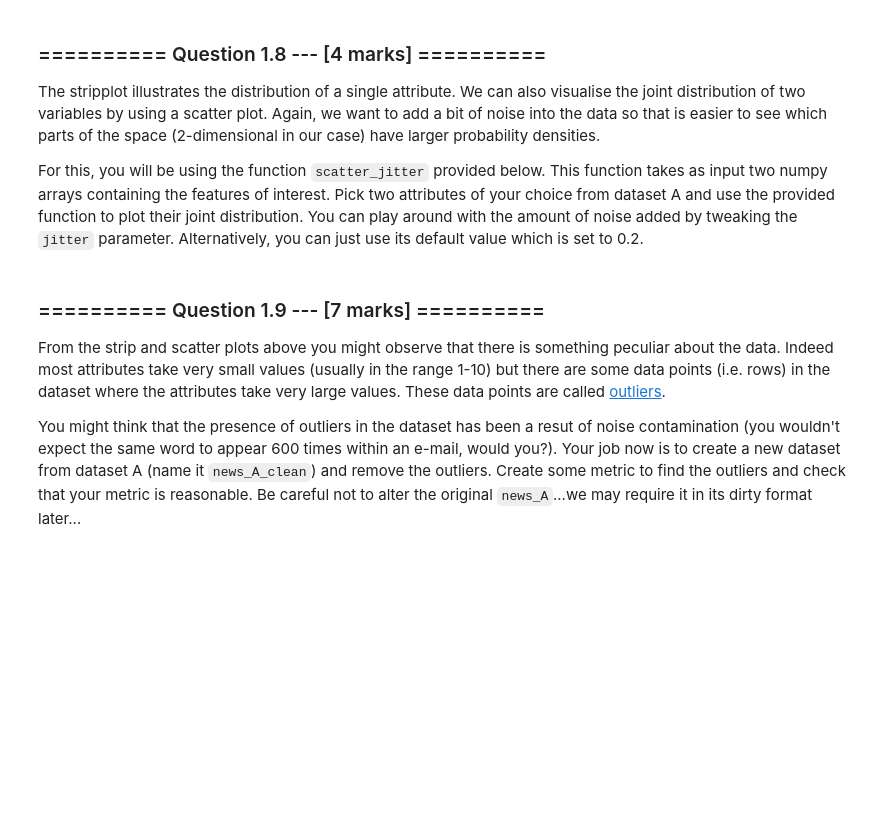
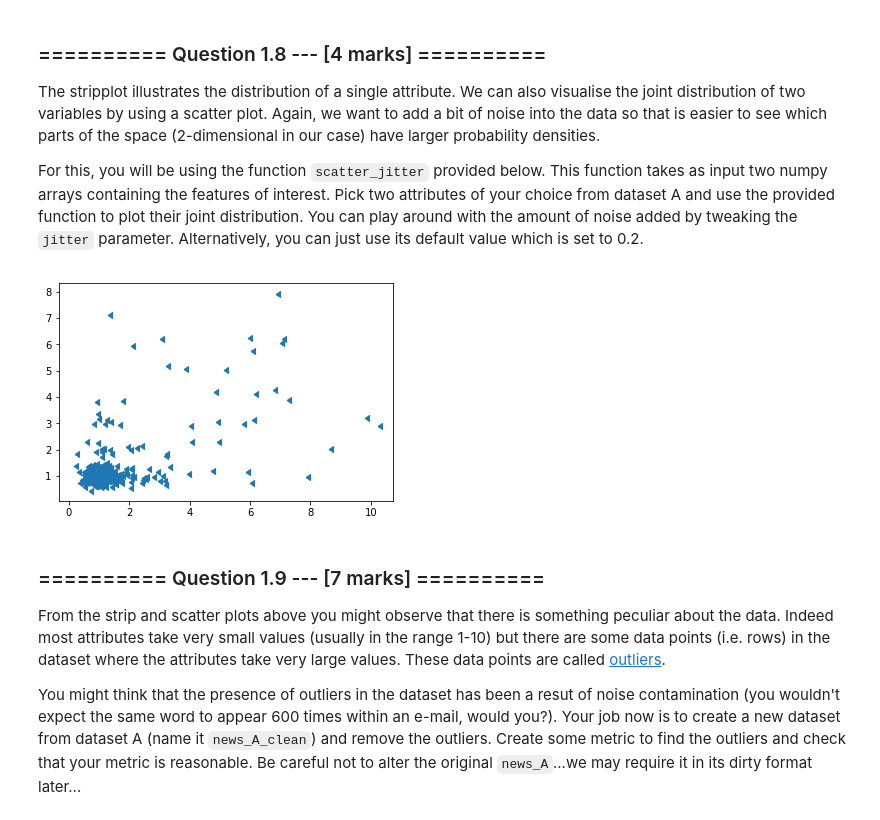
Before and after one commit to jonathondilworth/iaml2017-private-fork, a Jupyter notebook: 03_Assignment_1.ipynb, the cells around one changed output. Cells and saved outputs as stored; diff of their text form; code cells hidden in the pictures; blank space fills up the shorter version.

```diff
--- a/03_Assignment_1.ipynb
+++ b/03_Assignment_1.ipynb
@@ -187,3 +220,14 @@ def scatter_jitter(arr1, arr2, jitter=0.2):
+# %%
+feature_one = news_partA_data.iloc[124]
+feature_two = news_partA_data.iloc[248]
+scatter_jitter(feature_one, feature_two)
+
+# Ideally I would like a new plot for each value between 0.1 and 1
+# Come back to this if there is time..
+# for i in map(lambda x: x/10.0, range(1,10,1)):
+#    scatter_jitter(feature_one, feature_two, i)
+# %% [output]
+[figure, added]
 # %% [markdown]
 ### ========== Question 1.9 --- [7 marks] ==========
 From the strip and scatter plots above you might observe that there is something peculiar about the data. Indeed most attributes take very small values (usually in the range 1-10) but there are some data points (i.e. rows) in the dataset where the attributes take very large values. These data points are called [outliers](https://en.wikipedia.org/wiki/Outlier).
```
Also changed, not shown: parts of 39 cells of this notebook, 4 other files.
